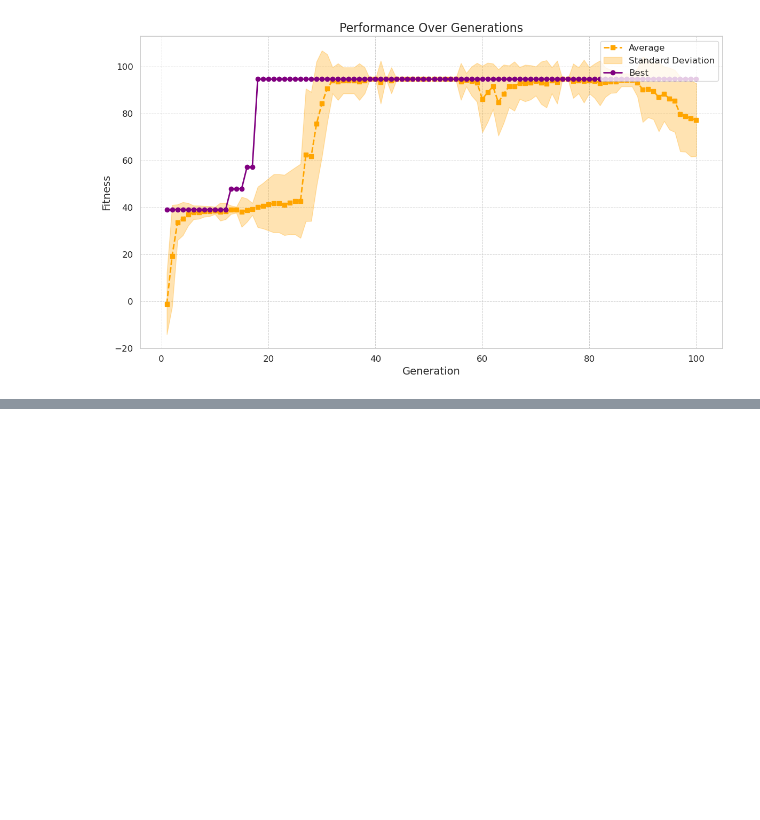
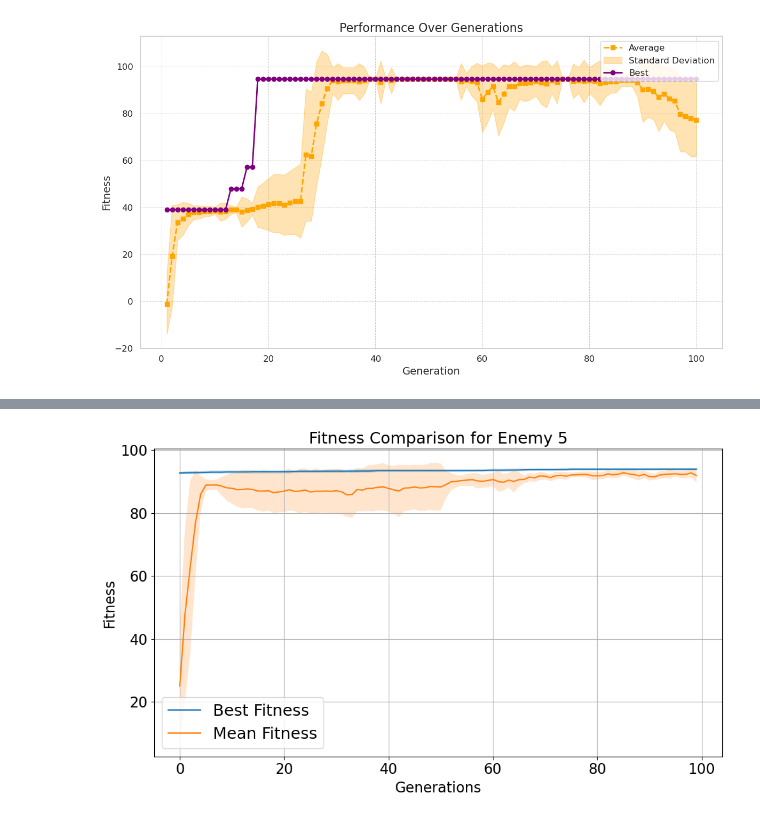
Before and after one commit to ArcovanBreda/evoman, a Jupyter notebook: Visualisation.ipynb, the cells around one changed output, grey strips where cells are left out. Drawn from its saved outputs; the diff is of its cells as text; code cells hidden in the pictures; blank space fills up the shorter version.

```diff
--- a/Visualisation.ipynb
+++ b/Visualisation.ipynb
@@ -56,0 +271,4 @@ quick_vis("experiments/test_popusize=100_enemy=1_gens=100_hiddensize=10_u=1_l=-1
+# %%
+plot_1(generations, 2, bests, means, stds, bests_std, means_std, stds_std)
+# %% [output]
+[figure, added]
```
Also changed, not shown: parts of 12 cells of this notebook, 3 other files.
